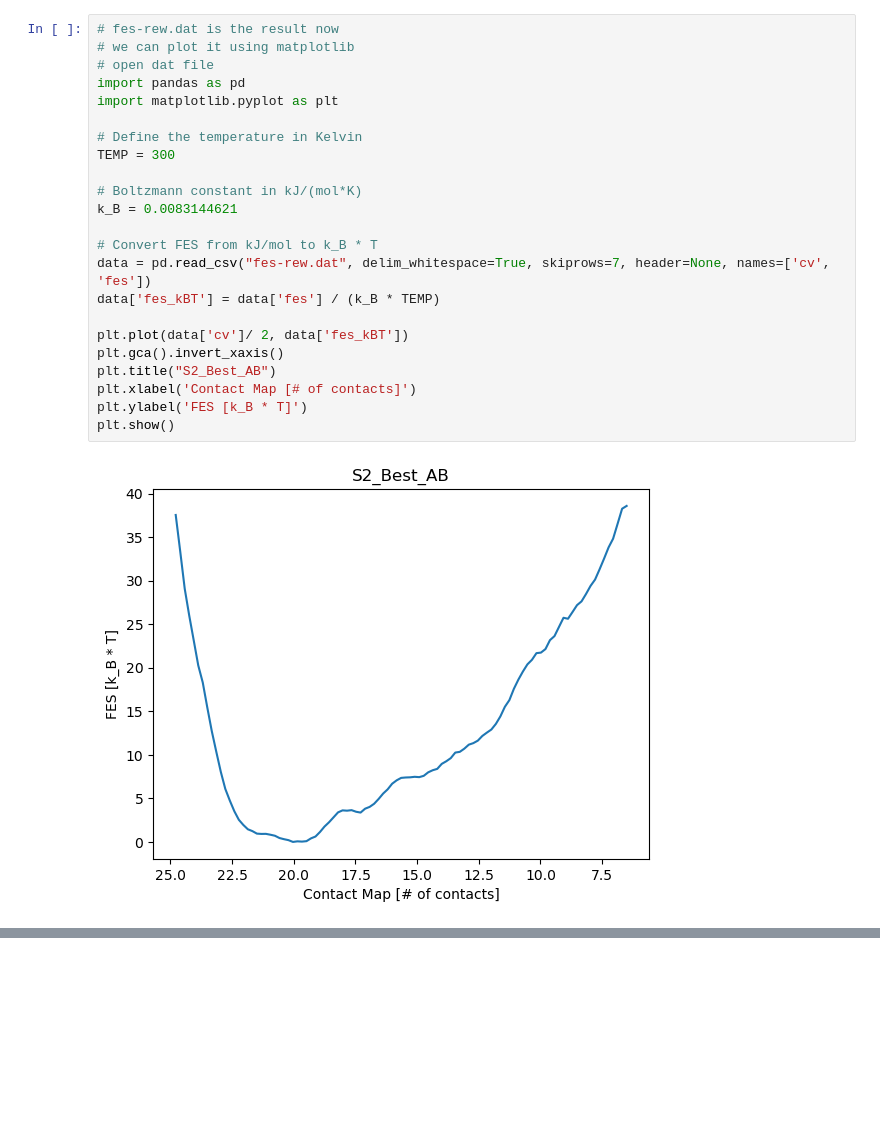
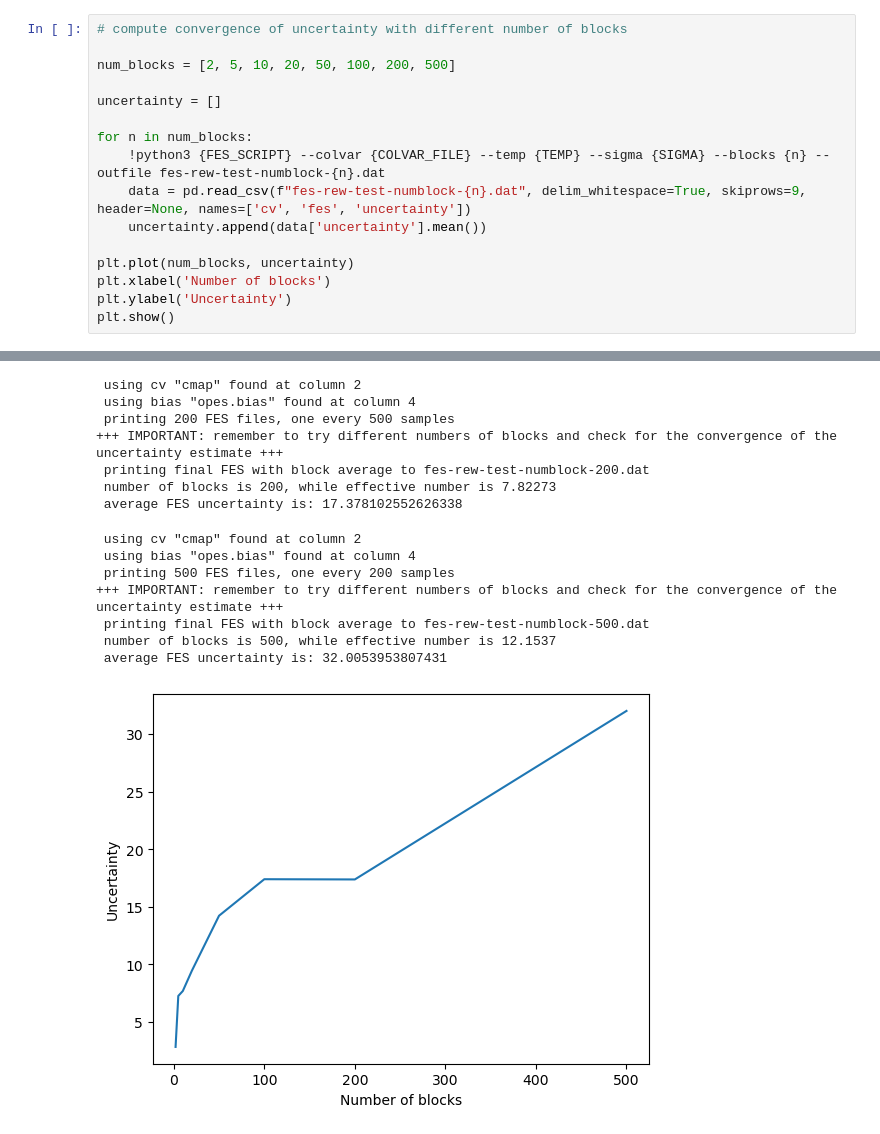
Before and after one commit to jakublala/openmm-md, a Jupyter notebook: scripts/241013_OPES/analysis.ipynb, the cells around one changed output, grey strips where cells are left out. Drawn from its saved outputs; the diff is of its cells as text; blank space fills up the shorter version.

```diff
--- a/scripts/241013_OPES/analysis.ipynb
+++ b/scripts/241013_OPES/analysis.ipynb
@@ -31,25 +181,17 @@ plt.show()
-# %%
-# fes-rew.dat is the result now
-# we can plot it using matplotlib
-# open dat file
-import pandas as pd
-import matplotlib.pyplot as plt
-
-# Define the temperature in Kelvin
-TEMP = 300
-
-# Boltzmann constant in kJ/(mol*K)
-k_B = 0.0083144621
-
-# Convert FES from kJ/mol to k_B * T
-data = pd.read_csv("fes-rew.dat", delim_whitespace=True, skiprows=7, header=None, names=['cv', 'fes'])
-data['fes_kBT'] = data['fes'] / (k_B * TEMP)
-
-plt.plot(data['cv']/ 2, data['fes_kBT'])
-plt.gca().invert_xaxis()
-plt.title("S2_Best_AB")
-plt.xlabel('Contact Map [# of contacts]')
-plt.ylabel('FES [k_B * T]')
-plt.show()
-# %% [output]
-[figure, removed]
+# %%
+# compute convergence of uncertainty with different number of blocks
+
+num_blocks = [2, 5, 10, 20, 50, 100, 200, 500]
+
+uncertainty = []
+
+for n in num_blocks:
+    !python3 {FES_SCRIPT} --colvar {COLVAR_FILE} --temp {TEMP} --sigma {SIGMA} --blocks {n} --outfile fes-rew-test-numblock-{n}.dat
+    data = pd.read_csv(f"fes-rew-test-numblock-{n}.dat", delim_whitespace=True, skiprows=9, header=None, names=['cv', 'fes', 'uncertainty'])
+    uncertainty.append(data['uncertainty'].mean())
+
+plt.plot(num_blocks, uncertainty)
+plt.xlabel('Number of blocks')
+plt.ylabel('Uncertainty')
+plt.show()
+# %% [output]
@@ -55,0 +240,15 @@ plt.show()
+ using cv "cmap" found at column 2
+ using bias "opes.bias" found at column 4
+ printing 200 FES files, one every 500 samples
++++ IMPORTANT: remember to try different numbers of blocks and check for the convergence of the uncertainty estimate +++
+ printing final FES with block average to fes-rew-test-numblock-200.dat
+ number of blocks is 200, while effective number is 7.82273
+ average FES uncertainty is: 17.378102552626338
+ using cv "cmap" found at column 2
+ using bias "opes.bias" found at column 4
+ printing 500 FES files, one every 200 samples
++++ IMPORTANT: remember to try different numbers of blocks and check for the convergence of the uncertainty estimate +++
+ printing final FES with block average to fes-rew-test-numblock-500.dat
+ number of blocks is 500, while effective number is 12.1537
+ average FES uncertainty is: 32.0053953807431
+[figure, added]
```
Also changed, not shown: parts of 7 cells of this notebook, 4 other files.
